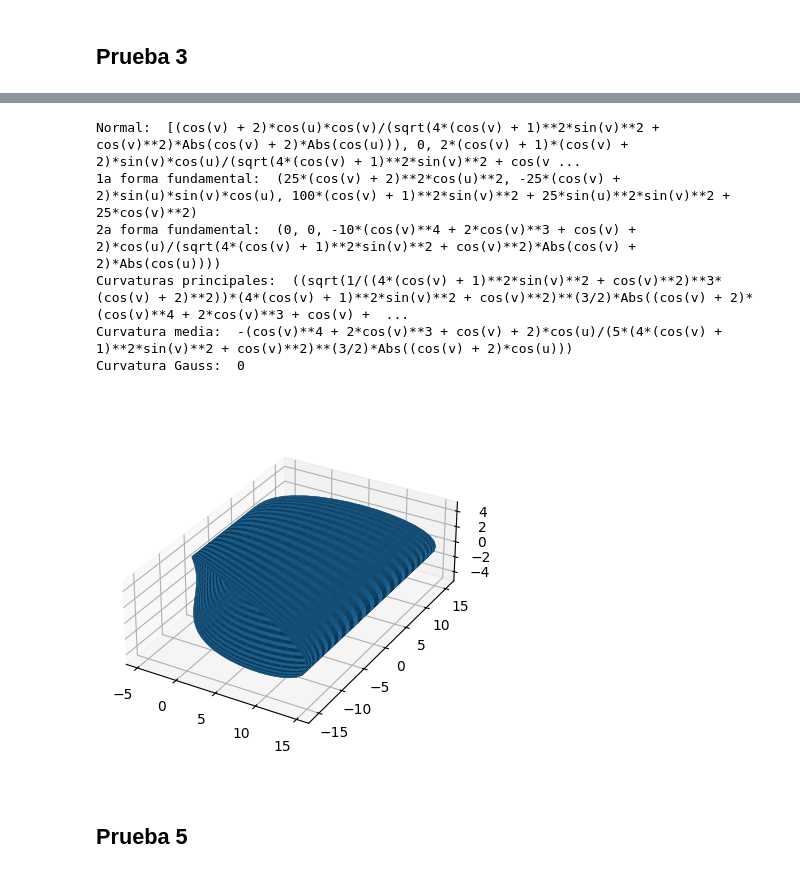
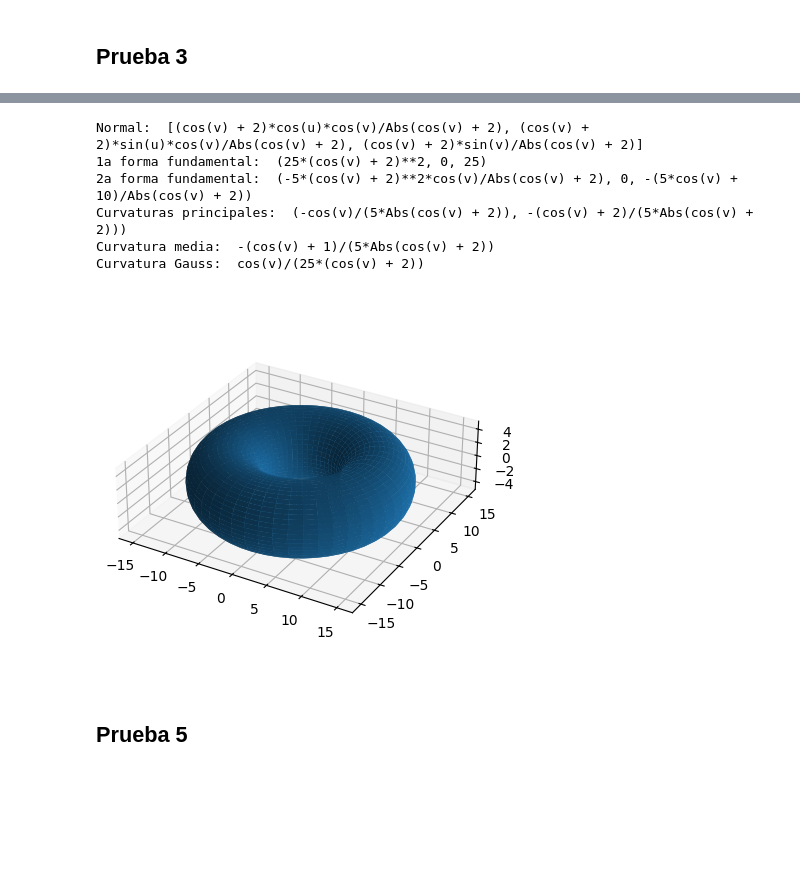
Before and after one commit to asiermhpsm/geometria_diferencial, a Jupyter notebook: comprobaciones.ipynb, the cells around one changed output, grey strips where cells are left out. Cells and saved outputs as stored; diff of their text form; code cells hidden in the pictures; blank space fills up the shorter version.

```diff
--- a/comprobaciones.ipynb
+++ b/comprobaciones.ipynb
@@ -58,22 +58,22 @@ Curvatura Gauss:  -1
 # %%
 R = 10
 r = 5
-ecuaciones4 = [(R+r*sp.cos(v))*sp.cos(v), (R +r*sp.cos(v))*sp.sin(u), r*sp.sin(v)]
+ecuaciones4 = [(R+r*sp.cos(v))*sp.cos(u), (R +r*sp.cos(v))*sp.sin(u), r*sp.sin(v)]
 print('Normal: ', normal(ecuaciones4, u, v))
 print('1a forma fundamental: ', primeraFormaFundamental(ecuaciones4, u, v))
 print('2a forma fundamental: ', segundoFormaFundamental(ecuaciones4, u, v))
 print('Curvaturas principales: ', curvaturasPrincipales(ecuaciones4, u, v))
 print('Curvatura media: ', curvaturaMedia(ecuaciones4, u, v))
 print('Curvatura Gauss: ', curvaturaGauss(ecuaciones4, u, v))
-grafica(ecuaciones4, u, v, 0, 2*np.pi, 0, 2*np.pi)
+fig = grafica(ecuaciones4, u, v, 0, 2*np.pi, 0, 2*np.pi)
 # %% [output]
-Normal:  [(cos(v) + 2)*cos(u)*cos(v)/(sqrt(4*(cos(v) + 1)**2*sin(v)**2 + cos(v)**2)*Abs(cos(v) + 2)*Abs(cos(u))), 0, 2*(cos(v) + 1)*(cos(v) + 2)*sin(v)*cos(u)/(sqrt(4*(cos(v) + 1)**2*sin(v)**2 + cos(v ...
-1a forma fundamental:  (25*(cos(v) + 2)**2*cos(u)**2, -25*(cos(v) + 2)*sin(u)*sin(v)*cos(u), 100*(cos(v) + 1)**2*sin(v)**2 + 25*sin(u)**2*sin(v)**2 + 25*cos(v)**2)
-2a forma fundamental:  (0, 0, -10*(cos(v)**4 + 2*cos(v)**3 + cos(v) + 2)*cos(u)/(sqrt(4*(cos(v) + 1)**2*sin(v)**2 + cos(v)**2)*Abs(cos(v) + 2)*Abs(cos(u))))
-Curvaturas principales:  ((sqrt(1/((4*(cos(v) + 1)**2*sin(v)**2 + cos(v)**2)**3*(cos(v) + 2)**2))*(4*(cos(v) + 1)**2*sin(v)**2 + cos(v)**2)**(3/2)*Abs((cos(v) + 2)*(cos(v)**4 + 2*cos(v)**3 + cos(v) +  ...
-Curvatura media:  -(cos(v)**4 + 2*cos(v)**3 + cos(v) + 2)*cos(u)/(5*(4*(cos(v) + 1)**2*sin(v)**2 + cos(v)**2)**(3/2)*Abs((cos(v) + 2)*cos(u)))
-Curvatura Gauss:  0
+Normal:  [(cos(v) + 2)*cos(u)*cos(v)/Abs(cos(v) + 2), (cos(v) + 2)*sin(u)*cos(v)/Abs(cos(v) + 2), (cos(v) + 2)*sin(v)/Abs(cos(v) + 2)]
+1a forma fundamental:  (25*(cos(v) + 2)**2, 0, 25)
+2a forma fundamental:  (-5*(cos(v) + 2)**2*cos(v)/Abs(cos(v) + 2), 0, -(5*cos(v) + 10)/Abs(cos(v) + 2))
+Curvaturas principales:  (-cos(v)/(5*Abs(cos(v) + 2)), -(cos(v) + 2)/(5*Abs(cos(v) + 2)))
+Curvatura media:  -(cos(v) + 1)/(5*Abs(cos(v) + 2))
+Curvatura Gauss:  cos(v)/(25*(cos(v) + 2))
-[figure, old version]
+[figure, new version]
 # %% [markdown]
 ## Prueba 5
 # %%
```
Also changed, not shown: parts of 5 cells of this notebook, 1 other file.
